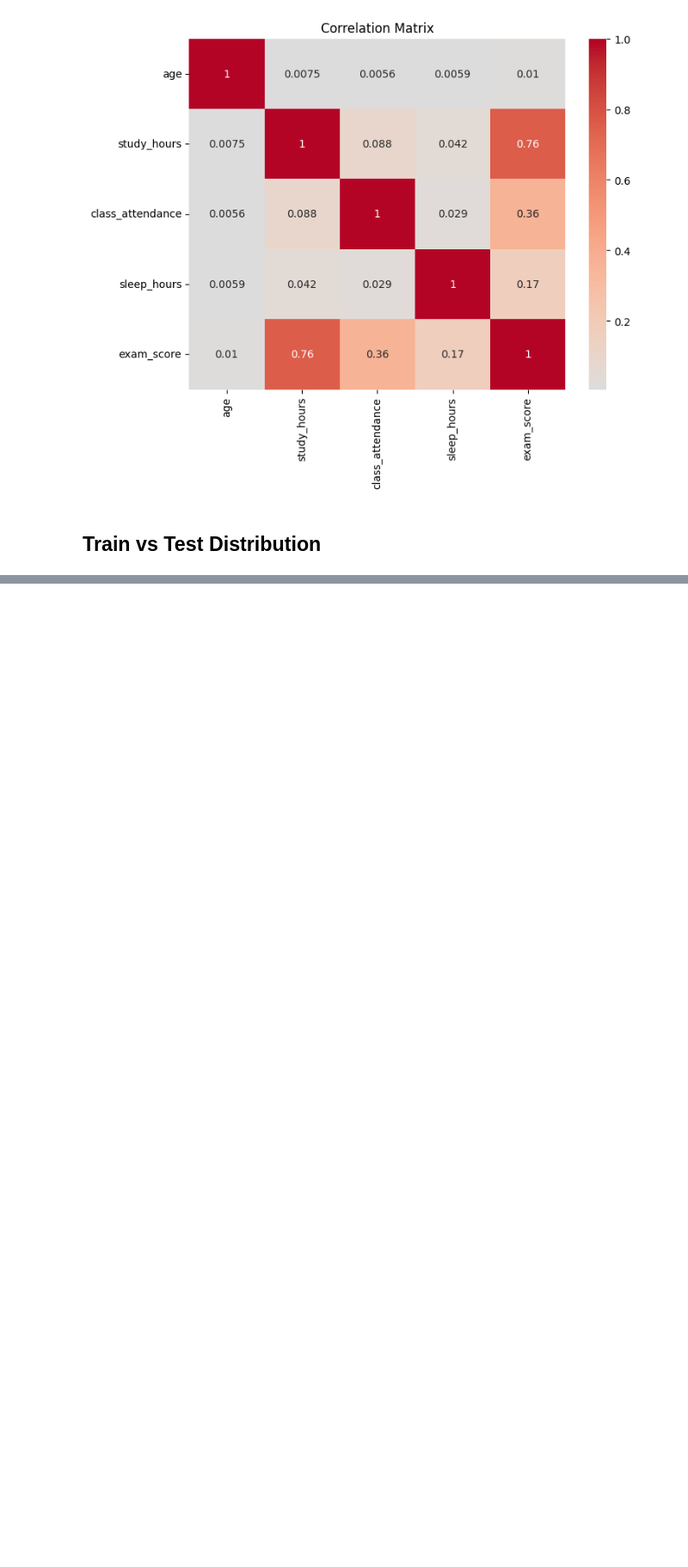
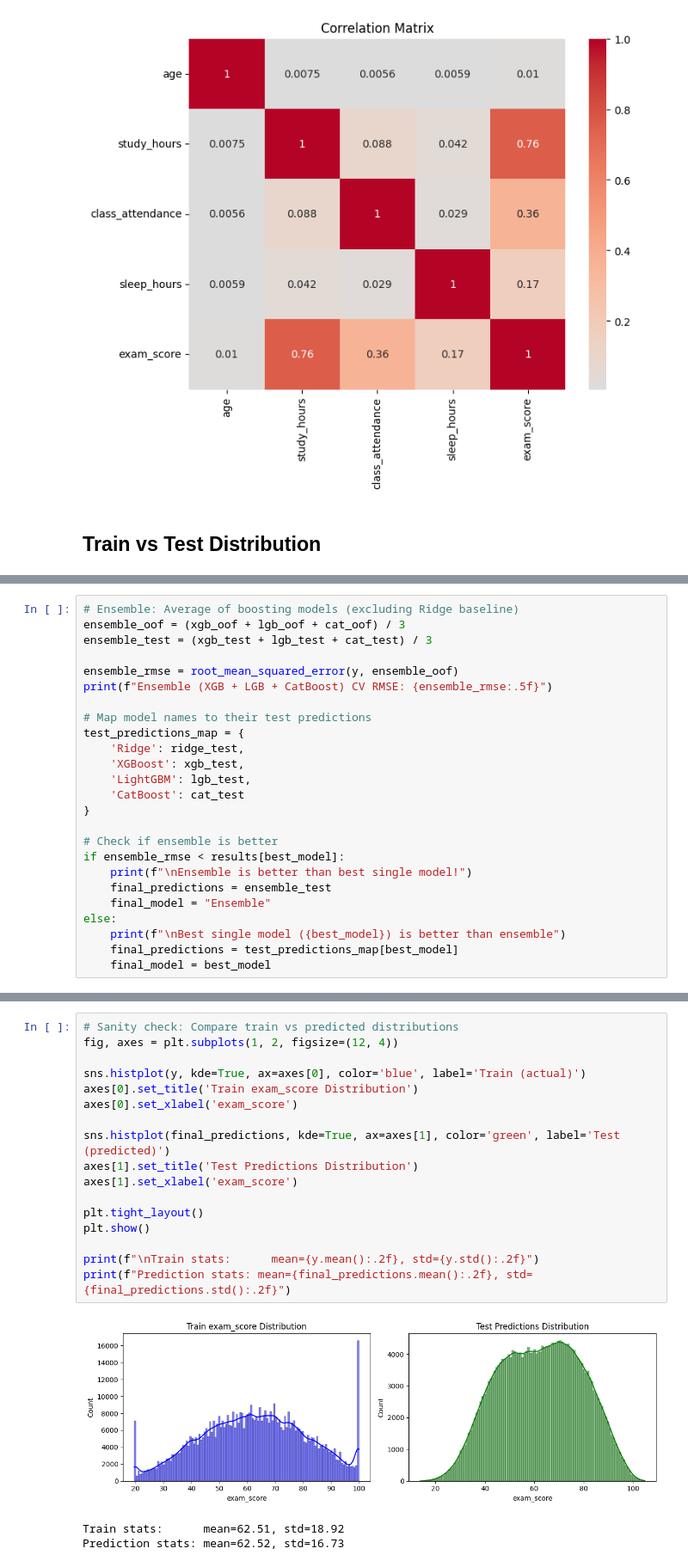
Before and after one commit to carlospereav/Kaggle-Competitions, a Jupyter notebook: Kaggle Series/Student Test Scores (Kaggle Series 6-12)/student_test_scores.ipynb, the cells around one changed output, grey strips where cells are left out. Shown at 86% size. Cells and saved outputs as stored; diff of their text form; blank space fills up the shorter version.

Commit message:
modeling for test_scores

```diff
--- a/Kaggle Series/Student Test Scores (Kaggle Series 6-12)/student_test_scores.ipynb
+++ b/Kaggle Series/Student Test Scores (Kaggle Series 6-12)/student_test_scores.ipynb
@@ -273,0 +522,25 @@ sleep_hours:
+# %%
+# Ensemble: Average of boosting models (excluding Ridge baseline)
+ensemble_oof = (xgb_oof + lgb_oof + cat_oof) / 3
+ensemble_test = (xgb_test + lgb_test + cat_test) / 3
+
+ensemble_rmse = root_mean_squared_error(y, ensemble_oof)
+print(f"Ensemble (XGB + LGB + CatBoost) CV RMSE: {ensemble_rmse:.5f}")
+
+# Map model names to their test predictions
+test_predictions_map = {
+    'Ridge': ridge_test,
+    'XGBoost': xgb_test,
+    'LightGBM': lgb_test,
+    'CatBoost': cat_test
+}
+
+# Check if ensemble is better
+if ensemble_rmse < results[best_model]:
+    print(f"\nEnsemble is better than best single model!")
+    final_predictions = ensemble_test
+    final_model = "Ensemble"
+else:
+    print(f"\nBest single model ({best_model}) is better than ensemble")
+    final_predictions = test_predictions_map[best_model]
+    final_model = best_model
@@ -273,0 +578,21 @@ sleep_hours:
+# %%
+# Sanity check: Compare train vs predicted distributions
+fig, axes = plt.subplots(1, 2, figsize=(12, 4))
+
+sns.histplot(y, kde=True, ax=axes[0], color='blue', label='Train (actual)')
+axes[0].set_title('Train exam_score Distribution')
+axes[0].set_xlabel('exam_score')
+
+sns.histplot(final_predictions, kde=True, ax=axes[1], color='green', label='Test (predicted)')
+axes[1].set_title('Test Predictions Distribution')
+axes[1].set_xlabel('exam_score')
+
+plt.tight_layout()
+plt.show()
+
+print(f"\nTrain stats:      mean={y.mean():.2f}, std={y.std():.2f}")
+print(f"Prediction stats: mean={final_predictions.mean():.2f}, std={final_predictions.std():.2f}")
+# %% [output]
+[figure, added]
+Train stats:      mean=62.51, std=18.92
+Prediction stats: mean=62.52, std=16.73
```
Also changed, not shown: parts of 22 cells of this notebook, 2 other files.
